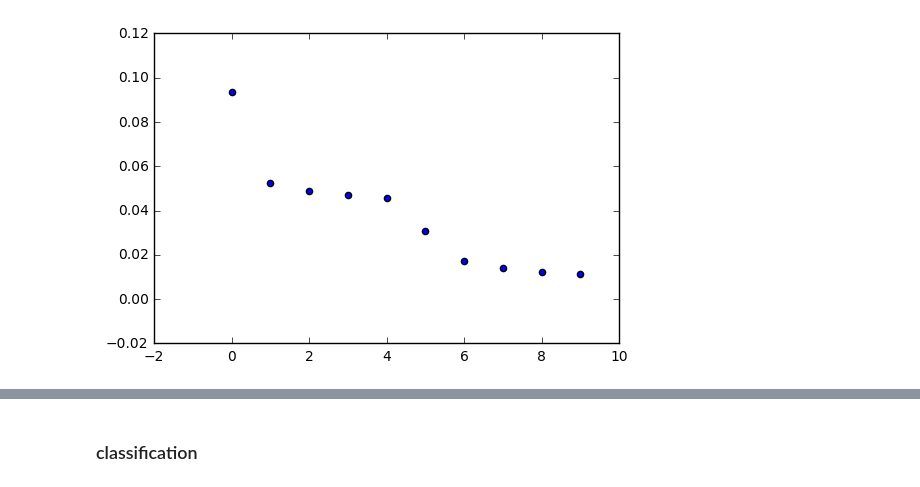
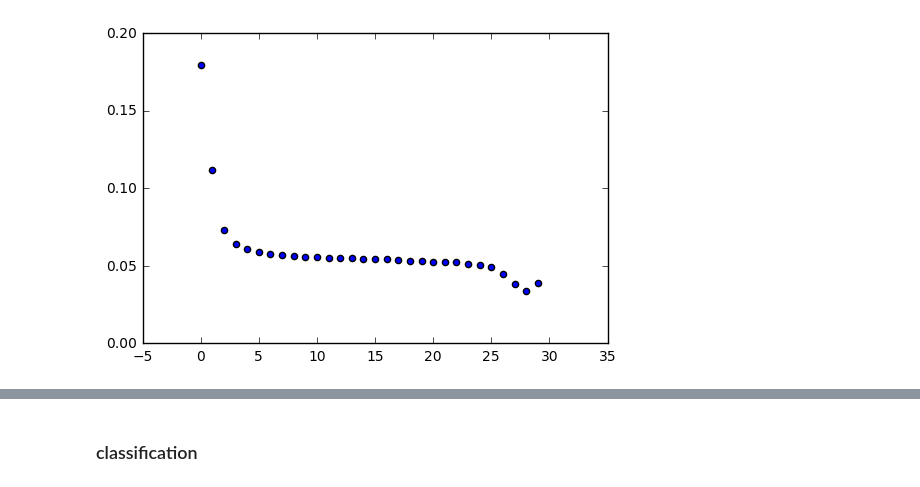
Before and after one commit to huizhuzhao/jupyter_notebook, a Jupyter notebook: jupyter_keras/examples/fitting.ipynb, the cells around one changed output, grey strips where cells are left out. Cells and saved outputs as stored; diff of their text form; code cells hidden in the pictures.

```diff
--- a/jupyter_keras/examples/fitting.ipynb
+++ b/jupyter_keras/examples/fitting.ipynb
@@ -5,8 +9,23 @@ from numpy.matlib import repmat
 # %%
-def gen_sin_data(n_samples=100):
-    x = np.linspace(0, 2*np.pi, n_samples).reshape(n_samples, 1)
-    y = np.sin(x) + np.random.randn(x.shape[0], 1)*0.1
-    return x, y
-x, y = gen_sin_data()
-print x.shape, y.shape
+class SinImpoter(object):
+
+    def load_dataset(self):
+        n_samples=100
+        x = np.linspace(0, 2*np.pi, n_samples).reshape(n_samples, 1)
+        y = np.sin(x) + np.random.randn(x.shape[0], 1)*0.1
+        data = [x]
+        labels = y
+
+        self.data = data
+        self.labels = labels
+
+    def output(self):
+        return self.data, self.labels
+
+sin_importer = SinImpoter()
+dataset = Dataset()
+dataset.load_importer(sin_importer)
+x, y = dataset.data[0], dataset.labels
+plt.scatter(x[:, 0], y[:, 0], c='r')
+plt.show()
 # %% [output]
@@ -31,10 +46,10 @@ class LossHistory(Callback):
         record_metrics = (logs.get('loss'), logs.get('acc'), logs.get('val_loss'), logs.get('val_acc'))
         self.records.append(record_metrics)
 # %%
-def fit_sin(X_train, y_train, nb_epoch, callbacks):
+def build_model():
     model = Sequential()
     model.add(Dense(output_dim=3, input_dim=1, activation='tanh'))
     model.add(Dense(output_dim=1, activation='linear'))
     model.compile(loss='mean_squared_error', optimizer='sgd')
-    model.fit(X_train, y_train, nb_epoch=nb_epoch, callbacks=callbacks)
+    #model.fit(X_train, y_train, nb_epoch=nb_epoch, callbacks=callbacks)
     return model
@@ -67,0 +56,4 @@ Epoch 10/10
+# %%
+nb_batches = 1000; nb_epoch = 30
+model = build_model()
+loss_metrics_dict = train_model_keras(model, train_dataset=dataset, nb_epoch=nb_epoch, nb_batches=nb_batches)
@@ -68,8 +78,9 @@ Epoch 10/10
 # %%
-plt.scatter(range(len(loss)), loss)
+train_loss_metrics = loss_metrics_dict['train_loss_metrics']
+plt.scatter(range(len(train_loss_metrics)), train_loss_metrics)
 plt.show()
 # %% [output]
-[figure, old version]
+[figure, new version]
 # %%
 x_test = np.linspace(0, 2*np.pi, 150).reshape(150, 1)
 y_true = np.sin(x_test)
```
Also changed, not shown: parts of 17 cells of this notebook, 27 other files.
